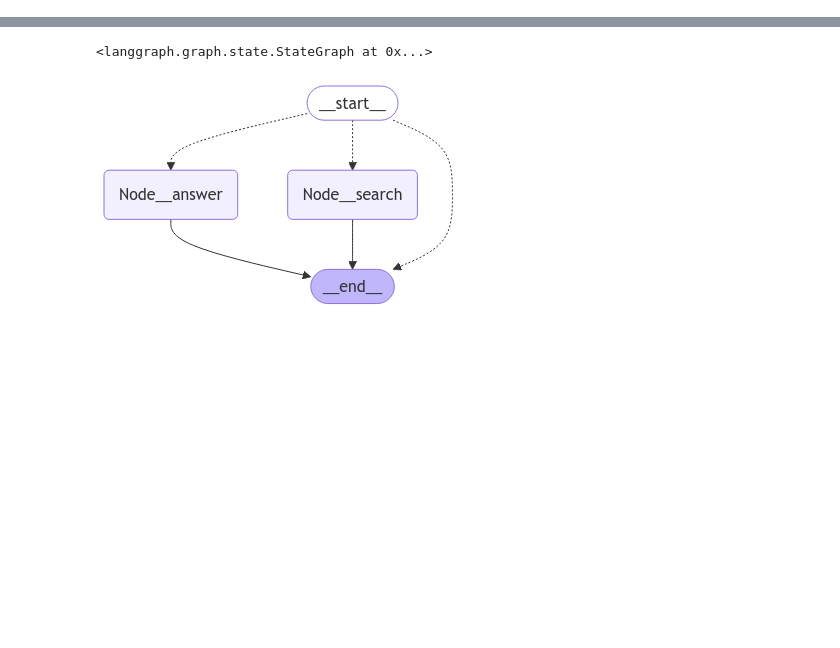
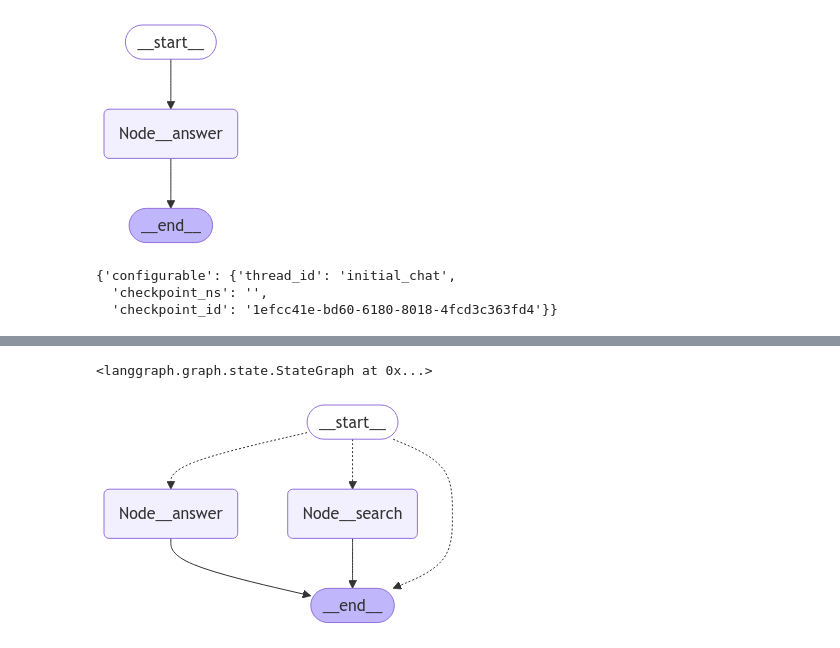
Before and after one commit to ccw7463/kakao-agent, a Jupyter notebook: notebooks/graph.ipynb, the cells around one changed output, grey strips where cells are left out. Cells and saved outputs as stored; diff of their text form; code cells hidden in the pictures; blank space fills up the shorter version.

```diff
--- a/notebooks/graph.ipynb
+++ b/notebooks/graph.ipynb
@@ -26,0 +29,22 @@ from datetime import datetime
+# %%
+from langgraph.checkpoint.memory import MemorySaver
+ShortTermMemory = MemorySaver()
+llm = ChatOpenAI(model="gpt-4o")
+
+from typing_extensions import TypedDict
+from typing import Annotated
+from langgraph.graph.message import add_messages
+class State(TypedDict):
+    messages: Annotated[list, add_messages]
+
+def Node__answer(state: State):
+    return {"messages": [llm.invoke([SystemMessage(content="You are a helpful assistant")] + state["messages"])]}
+
+builder = StateGraph(MessagesState)
+builder.add_node("Node__answer", Node__answer)
+builder.add_edge(START, "Node__answer")
+builder.add_edge("Node__answer", END)
+graph = builder.compile(checkpointer=ShortTermMemory)
+display(Image(graph.get_graph().draw_mermaid_png()))
+# %% [output]
+[figure, added]
@@ -26,0 +62,15 @@ from datetime import datetime
+# %%
+def optimize_state(state):
+    state['messages'] = state['messages'][-2:]  # 최근 2개 메시지만 유지
+    return state
+
+current_state = graph.get_state(config).values
+optimized_state = optimize_state(current_state)
+graph.update_state(
+    config=config,
+    values={"messages": new_messages},
+)
+# %% [output]
+{'configurable': {'thread_id': 'initial_chat',
+  'checkpoint_ns': '',
+  'checkpoint_id': '1efcc41e-bd60-6180-8018-4fcd3c363fd4'}}
```
Also changed, not shown: parts of 8 cells of this notebook, 4 other files.
